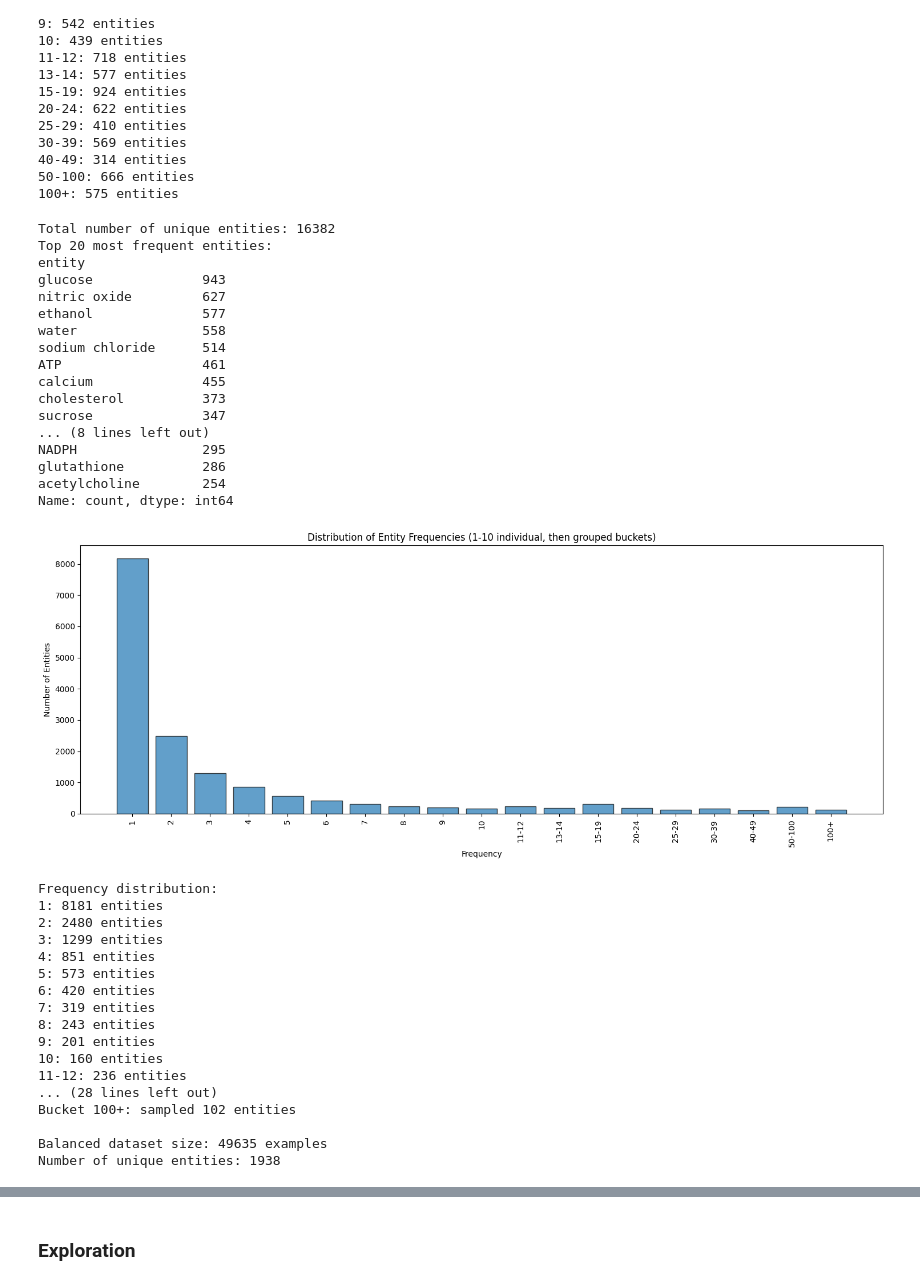
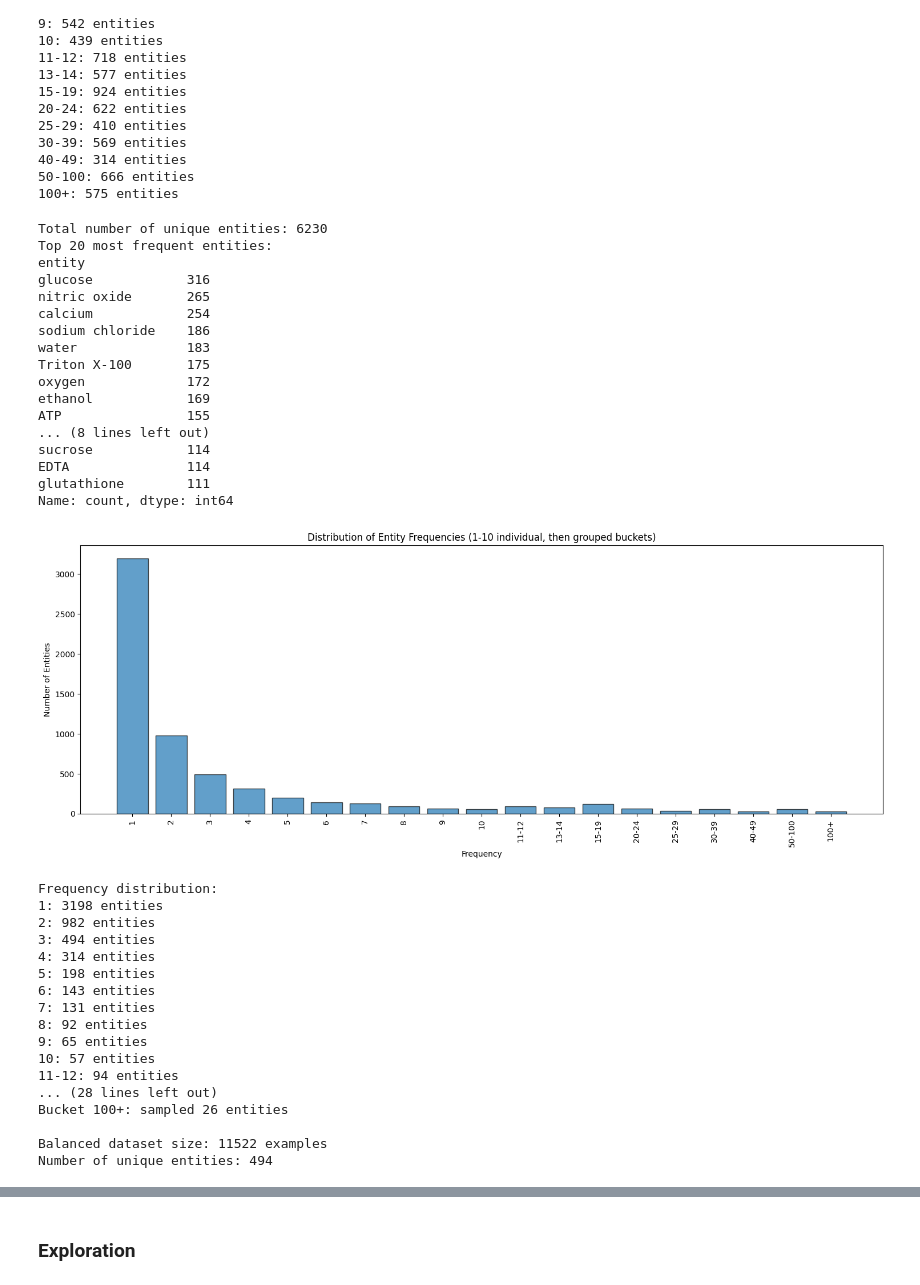
Before and after one commit to jiosephlee/therapeutic-tuning, a Jupyter notebook: notebooks/MEDEX/create_knowledge_probes.ipynb, the cells around one changed output, grey strips where cells are left out. Saved outputs shown, nothing was run; the diff lists cells and outputs as text; code cells hidden in the pictures.

Commit message:
made a smaller dataset

```diff
--- a/notebooks/MEDEX/create_knowledge_probes.ipynb
+++ b/notebooks/MEDEX/create_knowledge_probes.ipynb
@@ -120,7 +120,7 @@ import numpy as np
 
 # Convert to pandas DataFrame for easier analysis
 
-df = ds.select(range(100000)).to_pandas()
+df = ds.select(range(30000)).to_pandas()
 
 # Get the counts of each entity
 entity_counts = df['entity'].value_counts()
@@ -197,61 +197,61 @@ np.random.seed(42)
 
 # Find minimum bucket size (excluding empty buckets)
 non_empty_bucket_counts = [count for count in bucket_counts if count > 0]
 min_bucket_size = min(non_empty_bucket_counts)
 print(f"\nMinimum bucket size: {min_bucket_size}")
 
 # Sample entities from each bucket
 balanced_entities = []
 for i, (label, entities_in_bucket) in enumerate(zip(labels, bucket_entities)):
     if len(entities_in_bucket) > 0:
         if len(entities_in_bucket) >= min_bucket_size:
             sampled_entities = np.random.choice(entities_in_bucket, size=min_bucket_size, replace=False).tolist()
         else:
             sampled_entities = entities_in_bucket
         balanced_entities.extend(sampled_entities)
         print(f"Bucket {label}: sampled {len(sampled_entities)} entities")
 
 # Create balanced dataset
 balanced_df = df[df['entity'].isin(balanced_entities)]
 print(f"\nBalanced dataset size: {len(balanced_df)} examples")
 print(f"Number of unique entities: {balanced_df['entity'].nunique()}")
 
 # Convert back to dataset format if needed
 from datasets import Dataset
 balanced_ds = Dataset.from_pandas(balanced_df)
 # %% [output]
-Total number of unique entities: 16382
+Total number of unique entities: 6230
 Top 20 most frequent entities:
 entity
-glucose              943
-nitric oxide         627
-ethanol              577
-water                558
-sodium chloride      514
-ATP                  461
-calcium              455
-cholesterol          373
-sucrose              347
+glucose            316
+nitric oxide       265
+calcium            254
+sodium chloride    186
+water              183
+Triton X-100       175
+oxygen             172
+ethanol            169
+ATP                155
 ... (8 lines left out)
-NADPH                295
-glutathione          286
-acetylcholine        254
+sucrose            114
+EDTA               114
+glutathione        111
 Name: count, dtype: int64
-[figure, old version]
+[figure, new version]
 Frequency distribution:
-1: 8181 entities
-2: 2480 entities
-3: 1299 entities
-4: 851 entities
-5: 573 entities
-6: 420 entities
-7: 319 entities
-8: 243 entities
-9: 201 entities
-10: 160 entities
-11-12: 236 entities
+1: 3198 entities
+2: 982 entities
+3: 494 entities
+4: 314 entities
+5: 198 entities
+6: 143 entities
+7: 131 entities
+8: 92 entities
+9: 65 entities
+10: 57 entities
+11-12: 94 entities
 ... (28 lines left out)
-Bucket 100+: sampled 102 entities
+Bucket 100+: sampled 26 entities
 
-Balanced dataset size: 49635 examples
-Number of unique entities: 1938
+Balanced dataset size: 11522 examples
+Number of unique entities: 494
```
Also changed, not shown: parts of 10 cells of this notebook, 1 other file.
